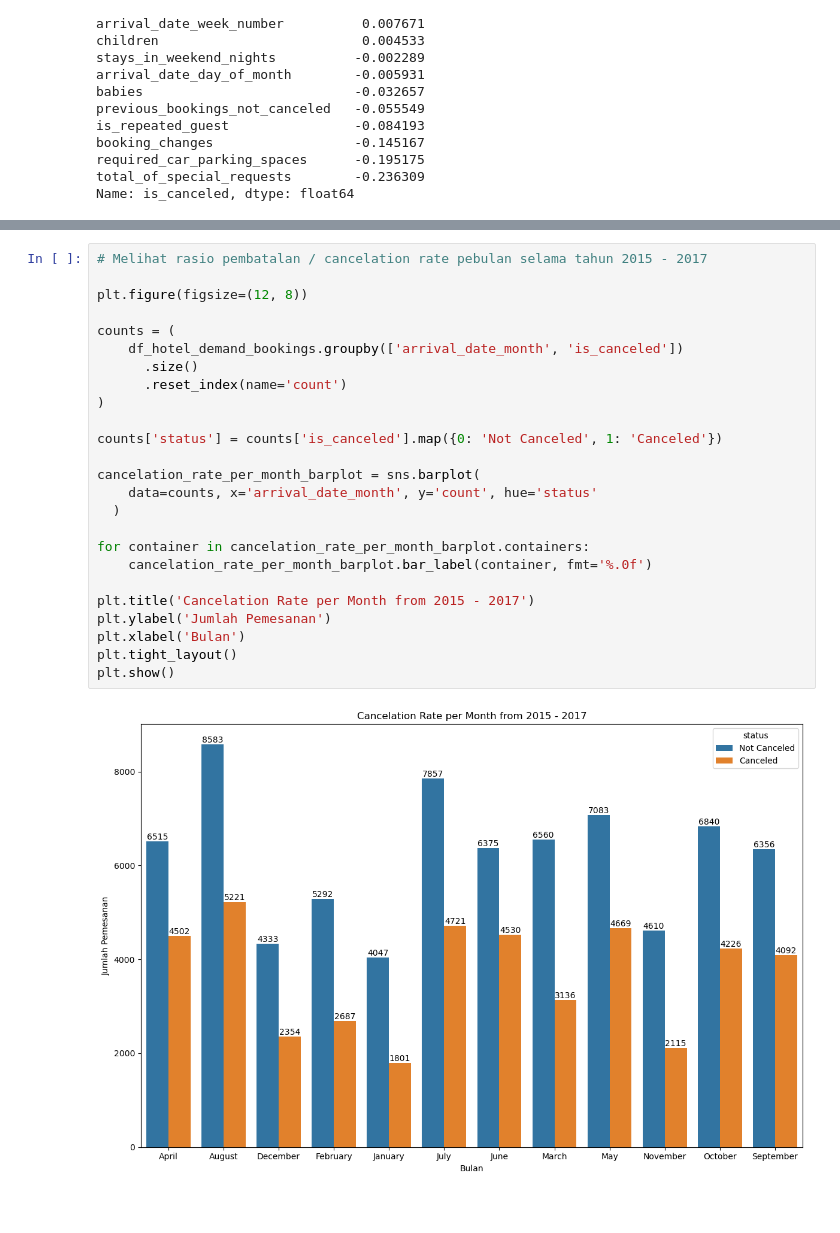
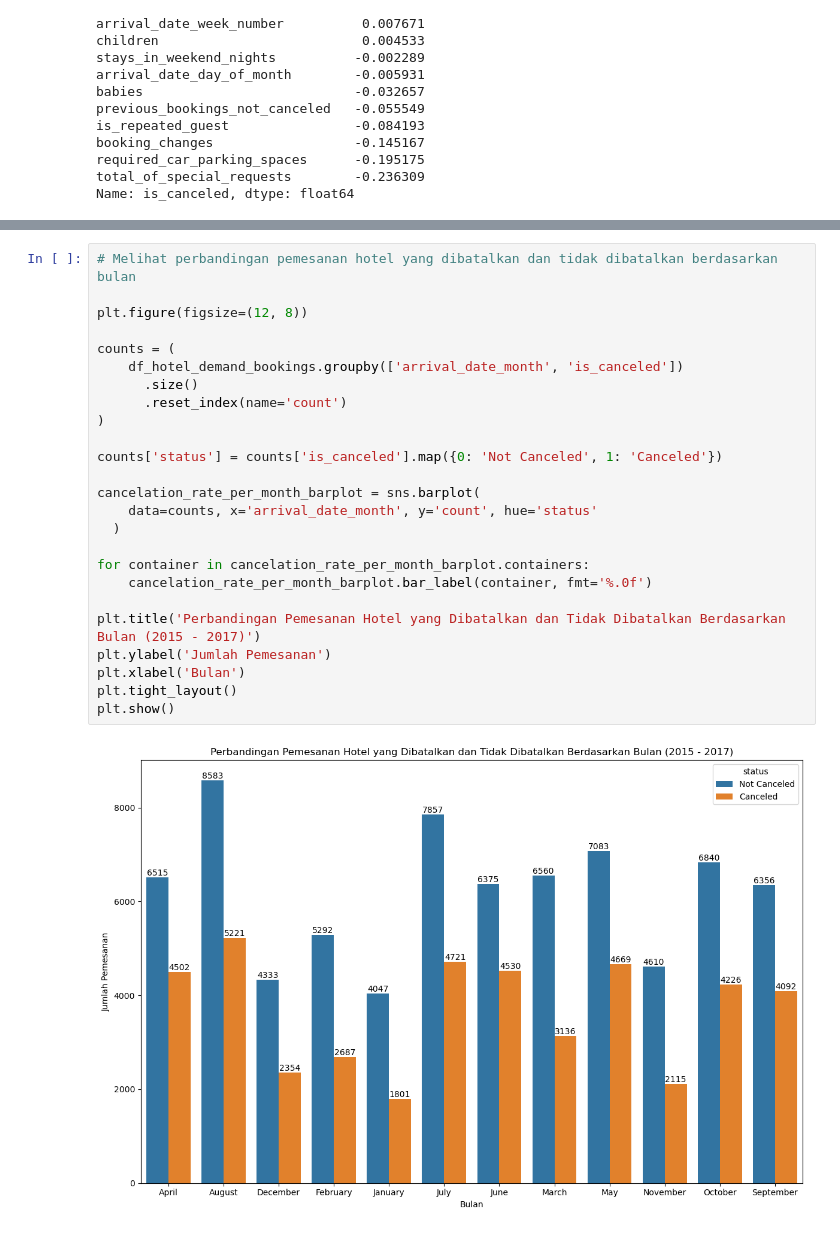
Before and after one commit to alhamfebian/pwdk-final-project-jcds, a Jupyter notebook: HotelDemandBooking.ipynb, the cells around one changed output, grey strips where cells are left out. Cells and saved outputs as stored; diff of their text form.

```diff
--- a/HotelDemandBooking.ipynb
+++ b/HotelDemandBooking.ipynb
@@ -398,28 +474,28 @@ plt.show()
 # %%
-# Melihat rasio pembatalan / cancelation rate pebulan selama tahun 2015 - 2017
+# Melihat perbandingan pemesanan hotel yang dibatalkan dan tidak dibatalkan berdasarkan bulan
 
 plt.figure(figsize=(12, 8))
 
 counts = (
     df_hotel_demand_bookings.groupby(['arrival_date_month', 'is_canceled'])
       .size()
       .reset_index(name='count')
 )
 
 counts['status'] = counts['is_canceled'].map({0: 'Not Canceled', 1: 'Canceled'})
 
 cancelation_rate_per_month_barplot = sns.barplot(
     data=counts, x='arrival_date_month', y='count', hue='status'
   )
 
 for container in cancelation_rate_per_month_barplot.containers:
     cancelation_rate_per_month_barplot.bar_label(container, fmt='%.0f')
 
-plt.title('Cancelation Rate per Month from 2015 - 2017')
+plt.title('Perbandingan Pemesanan Hotel yang Dibatalkan dan Tidak Dibatalkan Berdasarkan Bulan (2015 - 2017)')
 plt.ylabel('Jumlah Pemesanan')
 plt.xlabel('Bulan')
 plt.tight_layout()
 plt.show()
 # %% [output]
-[figure, old version]
+[figure, new version]
 # %%
```
Also changed, not shown: parts of 20 cells of this notebook.
